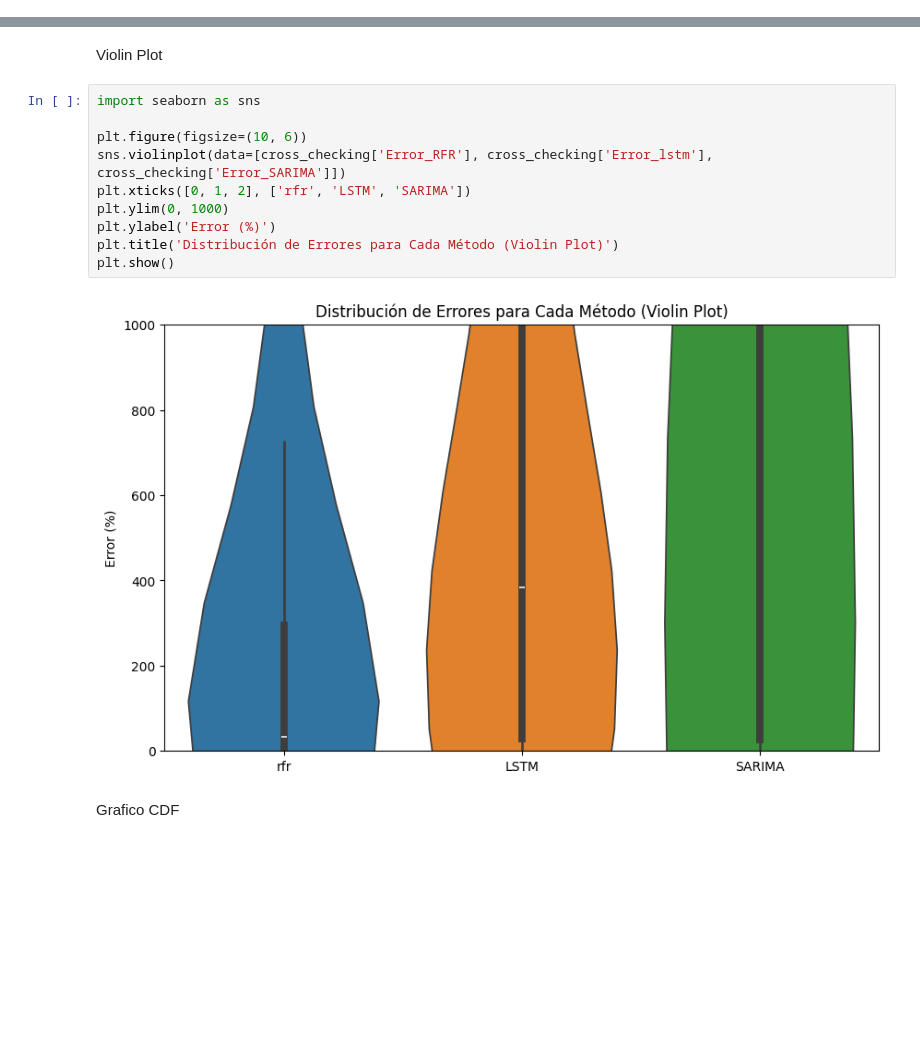
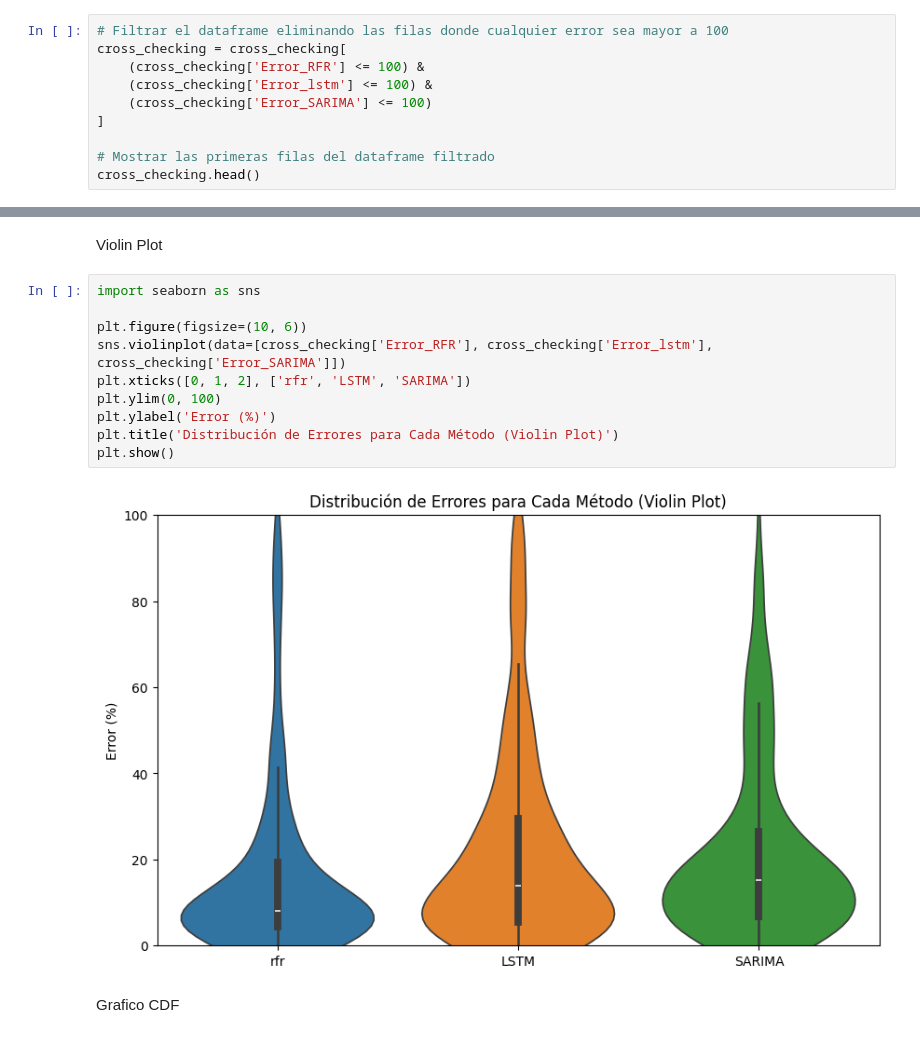
Before and after one commit to Mbenitez11/Prediccion-de-Irradiacion, a Jupyter notebook: notebooks/Visualizacion_de_Resultados.ipynb, the cells around one changed output, grey strips where cells are left out. Saved outputs shown, nothing was run; the diff lists cells and outputs as text; blank space fills up the shorter version.

```diff
--- a/notebooks/Visualizacion_de_Resultados.ipynb
+++ b/notebooks/Visualizacion_de_Resultados.ipynb
@@ -506,2 +506,12 @@ plt.show()
 # %% [markdown]
 Histograma de errores
+# %%
+# Filtrar el dataframe eliminando las filas donde cualquier error sea mayor a 100
+cross_checking = cross_checking[
+    (cross_checking['Error_RFR'] <= 100) &
+    (cross_checking['Error_lstm'] <= 100) &
+    (cross_checking['Error_SARIMA'] <= 100)
+]
+
+# Mostrar las primeras filas del dataframe filtrado
+cross_checking.head()
@@ -540,15 +557,15 @@ Violin Plot
 # %%
 import seaborn as sns
 
 plt.figure(figsize=(10, 6))
 sns.violinplot(data=[cross_checking['Error_RFR'], cross_checking['Error_lstm'], cross_checking['Error_SARIMA']])
 plt.xticks([0, 1, 2], ['rfr', 'LSTM', 'SARIMA'])
-plt.ylim(0, 1000)
+plt.ylim(0, 100)
 plt.ylabel('Error (%)')
 plt.title('Distribución de Errores para Cada Método (Violin Plot)')
 plt.show()
 # %% [output]
-[figure, old version]
+[figure, new version]
 # %% [markdown]
 Grafico CDF
 # %%
```
Also changed, not shown: parts of 5 cells of this notebook.
